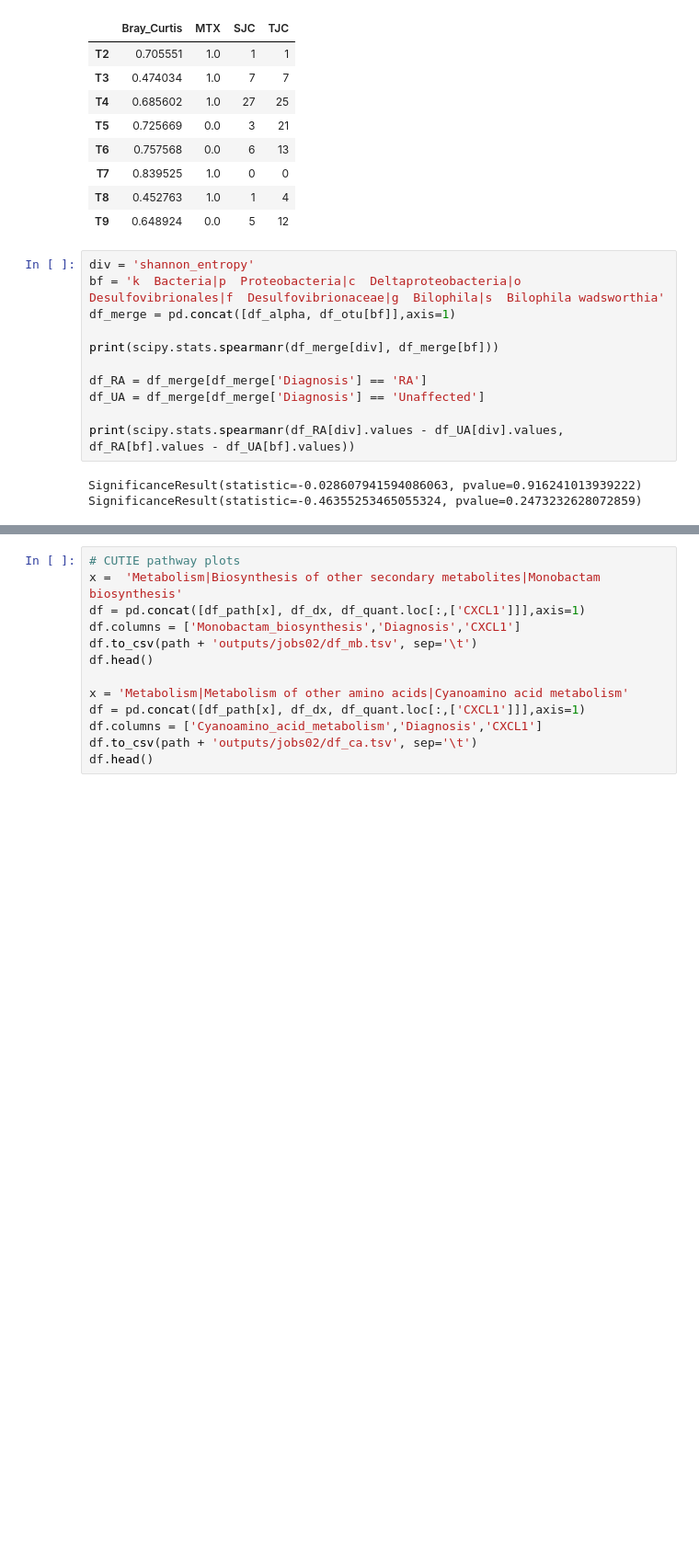
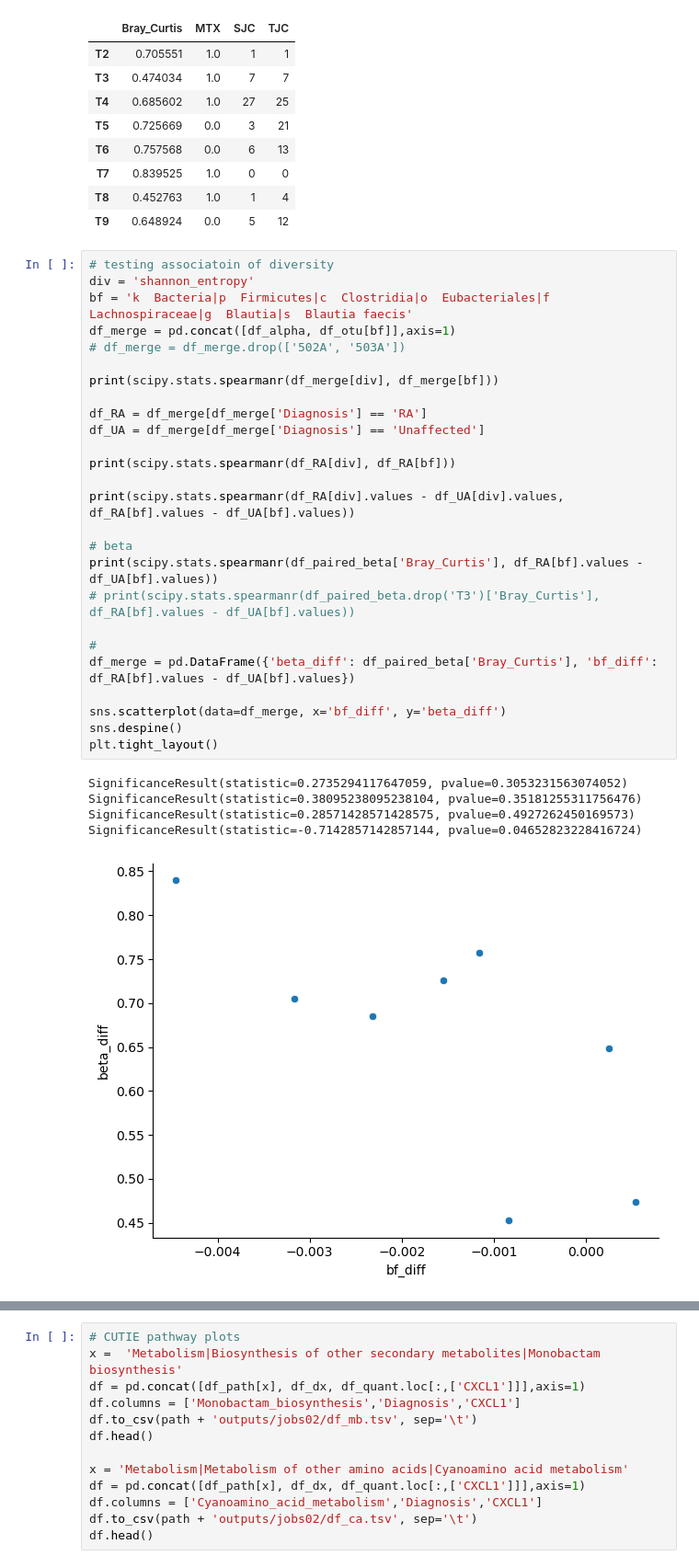
Before and after one commit to kbpi314/twinsra, a Jupyter notebook: code/twinsra_v5.ipynb, the cells around one changed output, grey strips where cells are left out. Shown at 92% size. Saved outputs shown, nothing was run; the diff lists cells and outputs as text; blank space fills up the shorter version.

```diff
--- a/code/twinsra_v5.ipynb
+++ b/code/twinsra_v5.ipynb
@@ -1408,16 +1411,34 @@ df_paired_beta
 | T8 | 0.452763 | 1.0 | 1 | 4 |
 | T9 | 0.648924 | 0.0 | 5 | 12 |
 # %%
+# testing associatoin of diversity
 div = 'shannon_entropy'
-bf = 'k  Bacteria|p  Proteobacteria|c  Deltaproteobacteria|o  Desulfovibrionales|f  Desulfovibrionaceae|g  Bilophila|s  Bilophila wadsworthia'
+bf = 'k  Bacteria|p  Firmicutes|c  Clostridia|o  Eubacteriales|f  Lachnospiraceae|g  Blautia|s  Blautia faecis'
 df_merge = pd.concat([df_alpha, df_otu[bf]],axis=1)
+# df_merge = df_merge.drop(['502A', '503A'])
 
 print(scipy.stats.spearmanr(df_merge[div], df_merge[bf]))
 
 df_RA = df_merge[df_merge['Diagnosis'] == 'RA']
 df_UA = df_merge[df_merge['Diagnosis'] == 'Unaffected']
 
+print(scipy.stats.spearmanr(df_RA[div], df_RA[bf]))
+
 print(scipy.stats.spearmanr(df_RA[div].values - df_UA[div].values, df_RA[bf].values - df_UA[bf].values))
+
+# beta
+print(scipy.stats.spearmanr(df_paired_beta['Bray_Curtis'], df_RA[bf].values - df_UA[bf].values))
+# print(scipy.stats.spearmanr(df_paired_beta.drop('T3')['Bray_Curtis'], df_RA[bf].values - df_UA[bf].values))
+
+#
+df_merge = pd.DataFrame({'beta_diff': df_paired_beta['Bray_Curtis'], 'bf_diff': df_RA[bf].values - df_UA[bf].values})
+
+sns.scatterplot(data=df_merge, x='bf_diff', y='beta_diff')
+sns.despine()
+plt.tight_layout()
 # %% [output]
-SignificanceResult(statistic=-0.028607941594086063, pvalue=0.916241013939222)
-SignificanceResult(statistic=-0.46355253465055324, pvalue=0.2473232628072859)
+SignificanceResult(statistic=0.2735294117647059, pvalue=0.3053231563074052)
+SignificanceResult(statistic=0.38095238095238104, pvalue=0.35181255311756476)
+SignificanceResult(statistic=0.28571428571428575, pvalue=0.4927262450169573)
+SignificanceResult(statistic=-0.7142857142857144, pvalue=0.04652823228416724)
+[figure, added]
```
Also changed, not shown: parts of 5 cells of this notebook, 7 other files.
